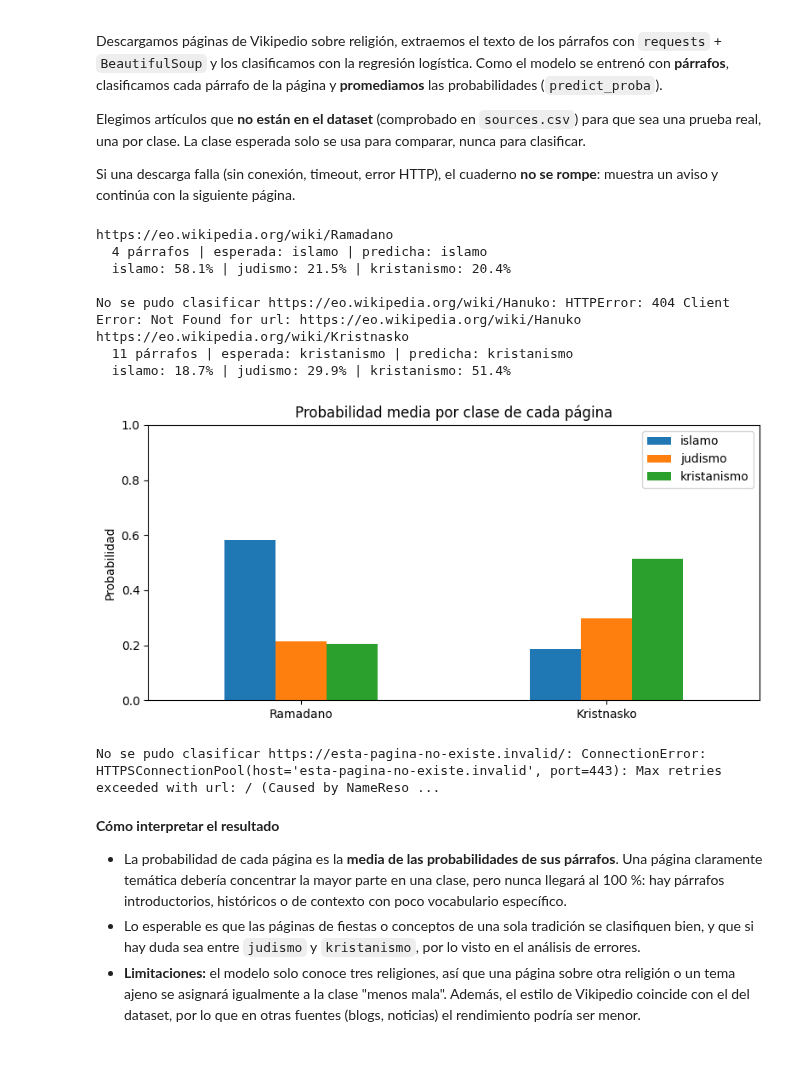
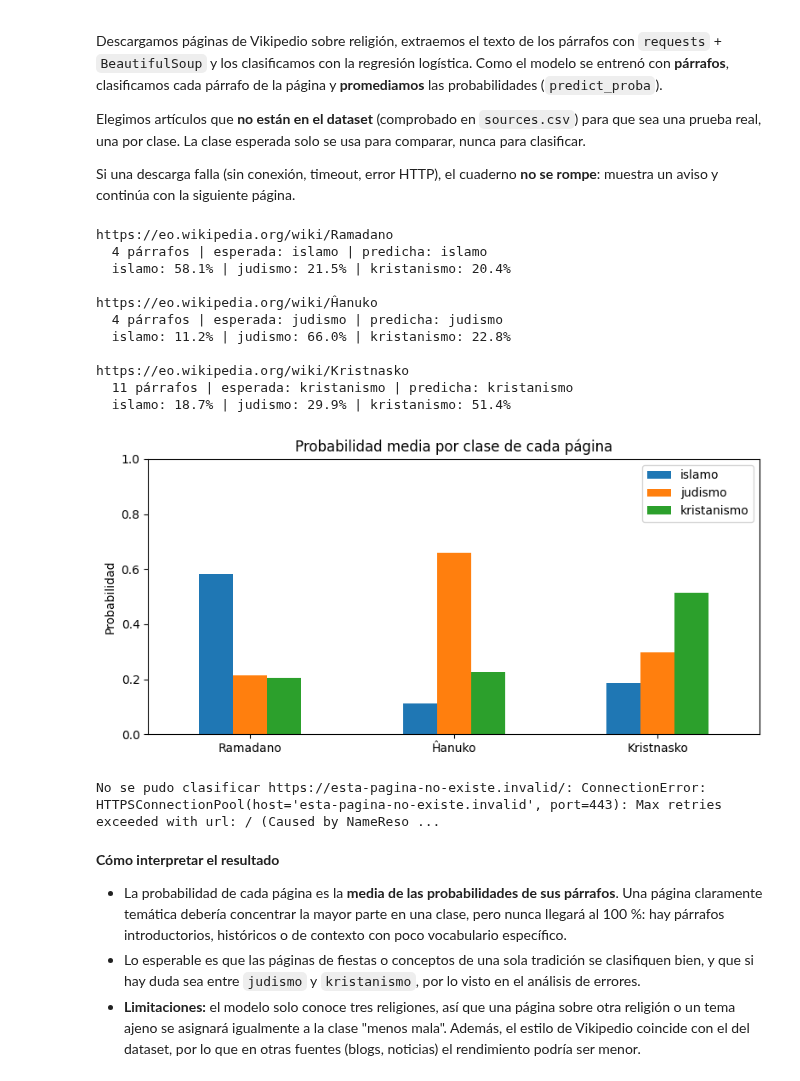
Before and after one commit to 05Pablo/practica, a Jupyter notebook: notebooks/clasificador.ipynb, the cells around one changed output. Saved outputs shown, nothing was run; the diff lists cells and outputs as text; code cells hidden in the pictures.

```diff
--- a/notebooks/clasificador.ipynb
+++ b/notebooks/clasificador.ipynb
@@ -326,7 +326,7 @@ TIMEOUT = 10  # segundos
 # (URL, clase esperada solo para comparar). Artículos que no están en el dataset.
 PAGINAS = [
     ("https://eo.wikipedia.org/wiki/Ramadano", "islamo"),
-    ("https://eo.wikipedia.org/wiki/Hanuko", "judismo"),
+    ("https://eo.wikipedia.org/wiki/Ĥanuko", "judismo"),
     ("https://eo.wikipedia.org/wiki/Kristnasko", "kristanismo"),
 ]
 
@@ -361,35 +361,38 @@ def clasificar_web(url, modelo):
 resultados_web = {}
 for url, esperada in PAGINAS:
     salida = clasificar_web(url, modelo_lr)
     if salida is None:
         continue
     probs, n = salida
     resultados_web[url.rsplit("/", 1)[-1]] = probs
     print(f"{url}\n  {n} párrafos | esperada: {esperada} | predicha: {probs.idxmax()}")
     print("  " + " | ".join(f"{c}: {p:.1%}" for c, p in probs.items()) + "\n")
 
 if resultados_web:
     pd.DataFrame(resultados_web).T.plot(kind="bar", rot=0, figsize=(8, 4))
     plt.title("Probabilidad media por clase de cada página")
     plt.ylabel("Probabilidad")
     plt.ylim(0, 1)
     plt.tight_layout()
     plt.show()
 else:
     print("No se pudo clasificar ninguna página; revisa la conexión y vuelve a ejecutar.")
 
 # Comprobación de robustez: una URL que falla no rompe el cuaderno
 clasificar_web("https://esta-pagina-no-existe.invalid/", modelo_lr)
 # %% [output]
 https://eo.wikipedia.org/wiki/Ramadano
   4 párrafos | esperada: islamo | predicha: islamo
   islamo: 58.1% | judismo: 21.5% | kristanismo: 20.4%
 
-No se pudo clasificar https://eo.wikipedia.org/wiki/Hanuko: HTTPError: 404 Client Error: Not Found for url: https://eo.wikipedia.org/wiki/Hanuko
+https://eo.wikipedia.org/wiki/Ĥanuko
+  4 párrafos | esperada: judismo | predicha: judismo
+  islamo: 11.2% | judismo: 66.0% | kristanismo: 22.8%
+
 https://eo.wikipedia.org/wiki/Kristnasko
   11 párrafos | esperada: kristanismo | predicha: kristanismo
   islamo: 18.7% | judismo: 29.9% | kristanismo: 51.4%
-[figure, old version]
+[figure, new version]
 No se pudo clasificar https://esta-pagina-no-existe.invalid/: ConnectionError: HTTPSConnectionPool(host='esta-pagina-no-existe.invalid', port=443): Max retries exceeded with url: / (Caused by NameReso ...
 # %% [markdown]
 **Cómo interpretar el resultado**
```
Also changed, not shown: parts of 2 cells of this notebook.
